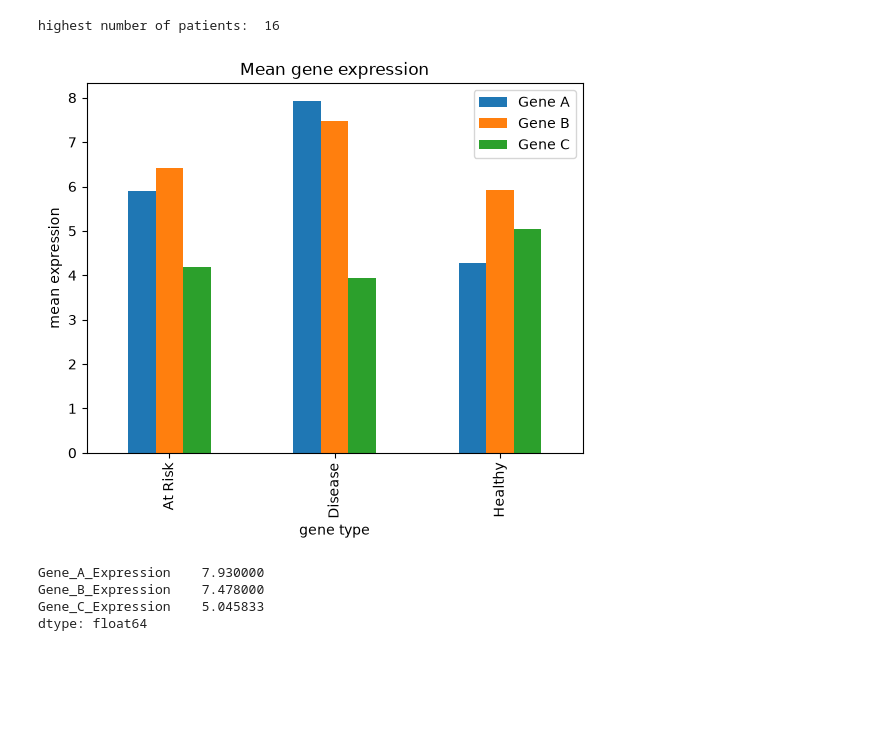
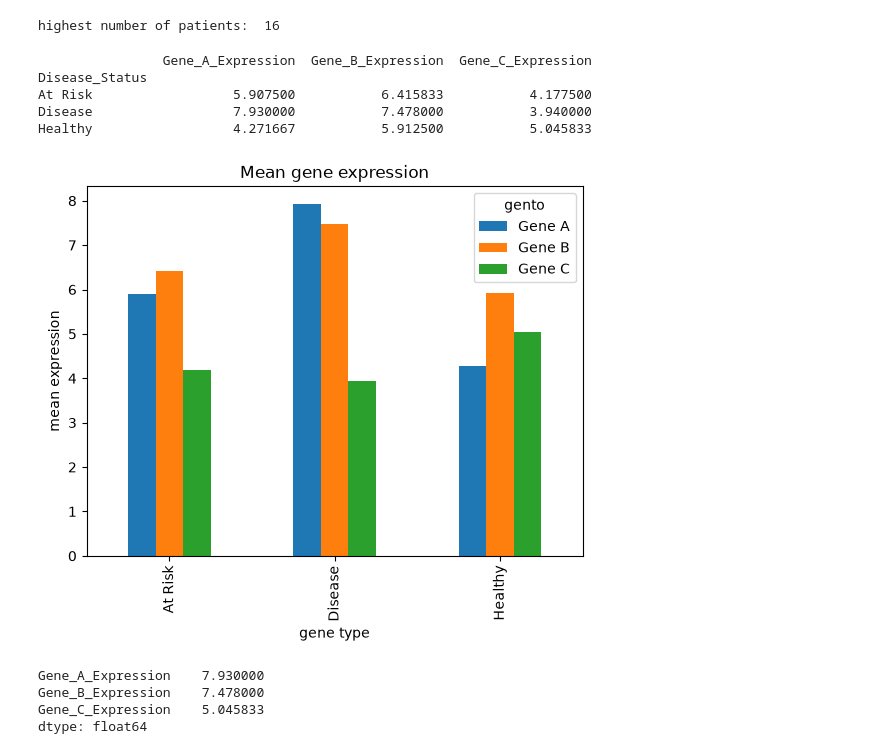
Before and after one commit to itschathura/Machine-Learning-for-Bioinformatics, a Jupyter notebook: Day3 - Asignment/mycode.ipynb, the cells around one changed output. Saved outputs shown, nothing was run; the diff lists cells and outputs as text; code cells hidden in the pictures; blank space fills up the shorter version.

```diff
--- a/Day3 - Asignment/mycode.ipynb
+++ b/Day3 - Asignment/mycode.ipynb
@@ -121,15 +121,22 @@ highest number of patients:  16
 # %%
 #Q3
 mean_gene = df.groupby("Disease_Status")[["Gene_A_Expression", "Gene_B_Expression", "Gene_C_Expression"]].mean()
+print(mean_gene)
+# %% [output]
+                Gene_A_Expression  Gene_B_Expression  Gene_C_Expression
+Disease_Status
+At Risk                  5.907500           6.415833           4.177500
+Disease                  7.930000           7.478000           3.940000
+Healthy                  4.271667           5.912500           5.045833
 # %%
 mean_gene.plot(kind = "bar")
 plt.title("Mean gene expression")
 plt.xlabel("gene type")
 plt.ylabel("mean expression")
-plt.legend(["Gene A", "Gene B", "Gene C"])
+plt.legend(["Gene A", "Gene B", "Gene C"], title = "gento")
 plt.show()
 # %% [output]
-[figure, old version]
+[figure, new version]
 # %%
 mean_gene.max()
 # %% [output]
```
Also changed, not shown: parts of 1 cell of this notebook, 6 other files.
